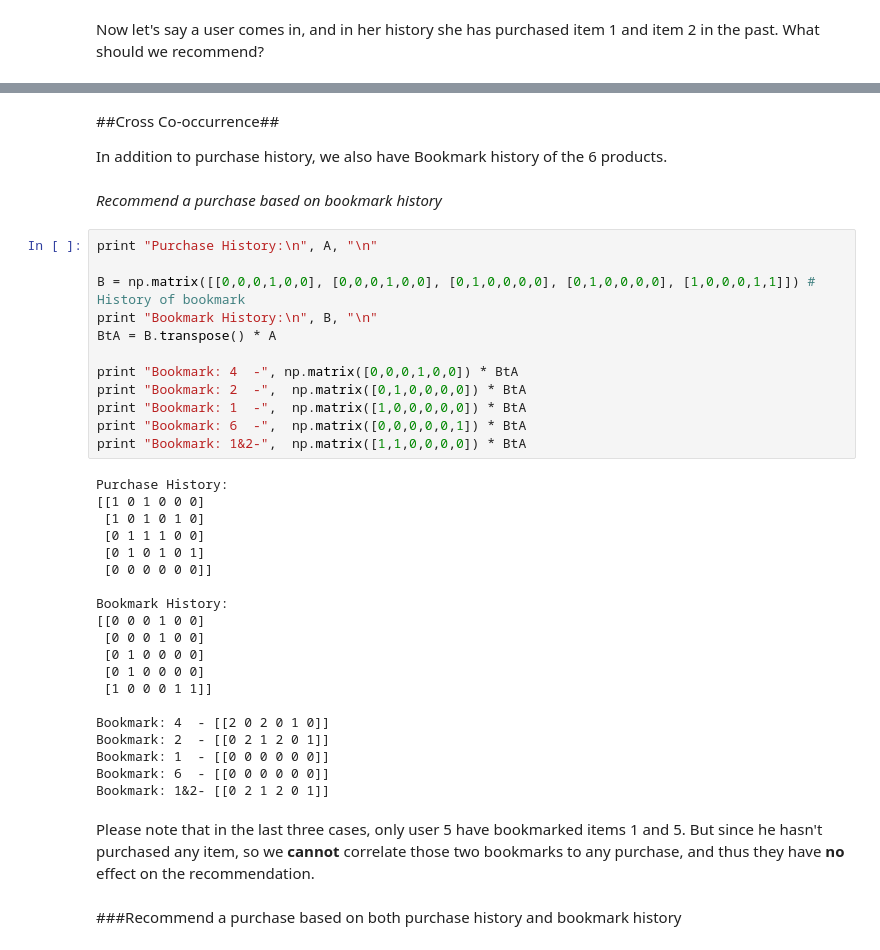
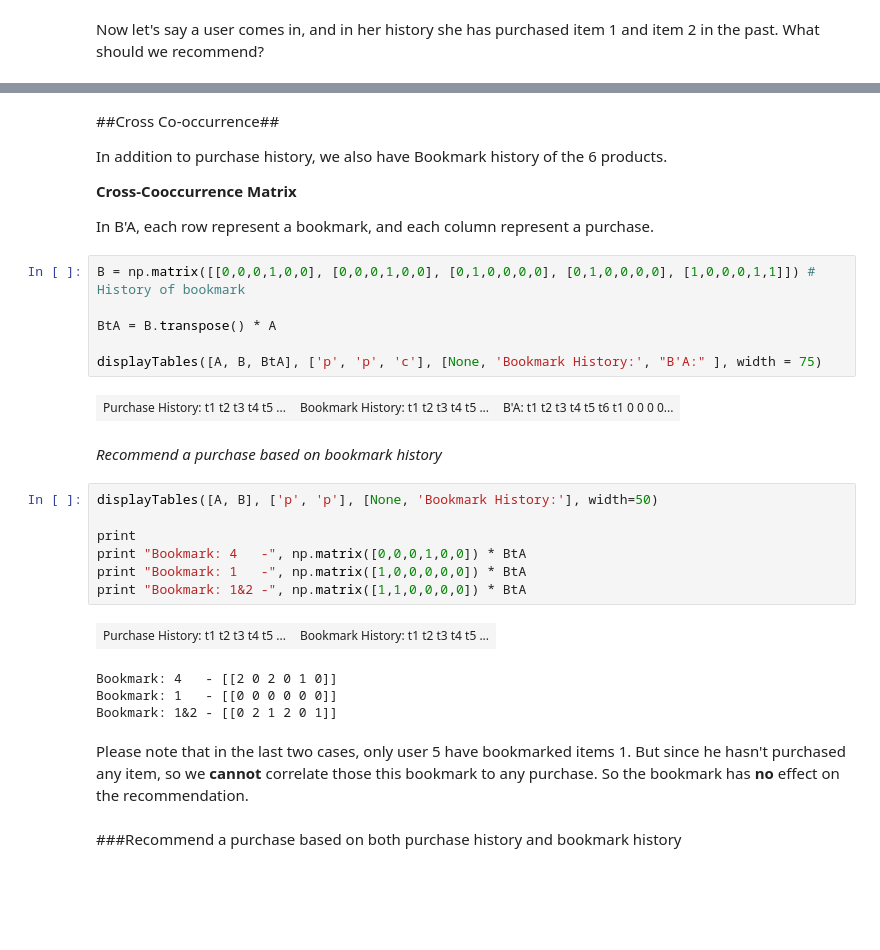
Before and after one commit to patng323/learn, a Jupyter notebook: multi-model recommender.ipynb, the cells around one changed output, grey strips where cells are left out. Cells and saved outputs as stored; diff of their text form; blank space fills up the shorter version.

Commit message:
DisplayTable LLR

```diff
--- a/multi-model recommender.ipynb
+++ b/multi-model recommender.ipynb
@@ -122,42 +105,34 @@ Based on nearest neighbour, the closest items are 3, 5, and 1.  That matches our
 ##Cross Co-occurrence##
 
 In addition to purchase history, we also have Bookmark history of the 6 products.
+
+**Cross-Cooccurrence Matrix**
+
+In B'A, each row represent a bookmark, and each column represent a purchase.
+# %%
+B = np.matrix([[0,0,0,1,0,0], [0,0,0,1,0,0], [0,1,0,0,0,0], [0,1,0,0,0,0], [1,0,0,0,1,1]]) # History of bookmark
+
+BtA = B.transpose() * A
+
+displayTables([A, B, BtA], ['p', 'p', 'c'], [None, 'Bookmark History:', "B'A:" ], width = 75)
+# %% [output]
+| Purchase History: t1 t2 t3 t4 t5 ... | Bookmark History: t1 t2 t3 t4 t5 ... | B'A: t1 t2 t3 t4 t5 t6 t1 0 0 0 0... |
 # %% [markdown]
 *Recommend a purchase based on bookmark history*
 # %%
-print "Purchase History:\n", A, "\n"
+displayTables([A, B], ['p', 'p'], [None, 'Bookmark History:'], width=50)
 
-B = np.matrix([[0,0,0,1,0,0], [0,0,0,1,0,0], [0,1,0,0,0,0], [0,1,0,0,0,0], [1,0,0,0,1,1]]) # History of bookmark
-print "Bookmark History:\n", B, "\n"
-BtA = B.transpose() * A
-
-print "Bookmark: 4  -", np.matrix([0,0,0,1,0,0]) * BtA
-print "Bookmark: 2  -",  np.matrix([0,1,0,0,0,0]) * BtA
-print "Bookmark: 1  -",  np.matrix([1,0,0,0,0,0]) * BtA
-print "Bookmark: 6  -",  np.matrix([0,0,0,0,0,1]) * BtA
-print "Bookmark: 1&2-",  np.matrix([1,1,0,0,0,0]) * BtA
+print
+print "Bookmark: 4   -", np.matrix([0,0,0,1,0,0]) * BtA
+print "Bookmark: 1   -", np.matrix([1,0,0,0,0,0]) * BtA
+print "Bookmark: 1&2 -", np.matrix([1,1,0,0,0,0]) * BtA
 # %% [output]
+| Purchase History: t1 t2 t3 t4 t5 ... | Bookmark History: t1 t2 t3 t4 t5 ... |
-Purchase History:
-[[1 0 1 0 0 0]
- [1 0 1 0 1 0]
- [0 1 1 1 0 0]
- [0 1 0 1 0 1]
- [0 0 0 0 0 0]]
-
-Bookmark History:
-[[0 0 0 1 0 0]
- [0 0 0 1 0 0]
- [0 1 0 0 0 0]
- [0 1 0 0 0 0]
- [1 0 0 0 1 1]]
-
-Bookmark: 4  - [[2 0 2 0 1 0]]
-Bookmark: 2  - [[0 2 1 2 0 1]]
-Bookmark: 1  - [[0 0 0 0 0 0]]
-Bookmark: 6  - [[0 0 0 0 0 0]]
-Bookmark: 1&2- [[0 2 1 2 0 1]]
+Bookmark: 4   - [[2 0 2 0 1 0]]
+Bookmark: 1   - [[0 0 0 0 0 0]]
+Bookmark: 1&2 - [[0 2 1 2 0 1]]
 # %% [markdown]
-Please note that in the last three cases, only user 5 have bookmarked items 1 and 5. But since he hasn't purchased any item, so we **cannot** correlate those two bookmarks to any purchase, and thus they have **no** effect on the recommendation.
+Please note that in the last two cases, only user 5 have bookmarked items 1. But since he hasn't purchased any item, so we **cannot** correlate those this bookmark to any purchase. So the bookmark has **no** effect on the recommendation.
 # %% [markdown]
 ###Recommend a purchase based on both purchase history and bookmark history
 # %%
```
Also changed, not shown: parts of 32 cells of this notebook.
